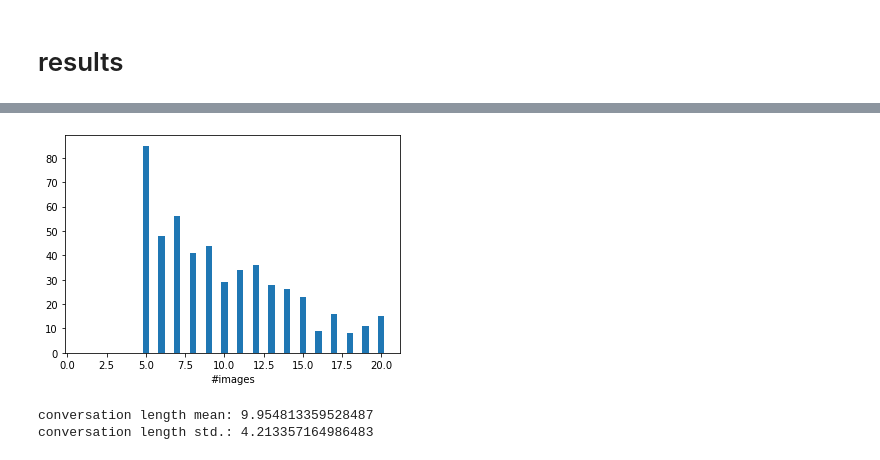
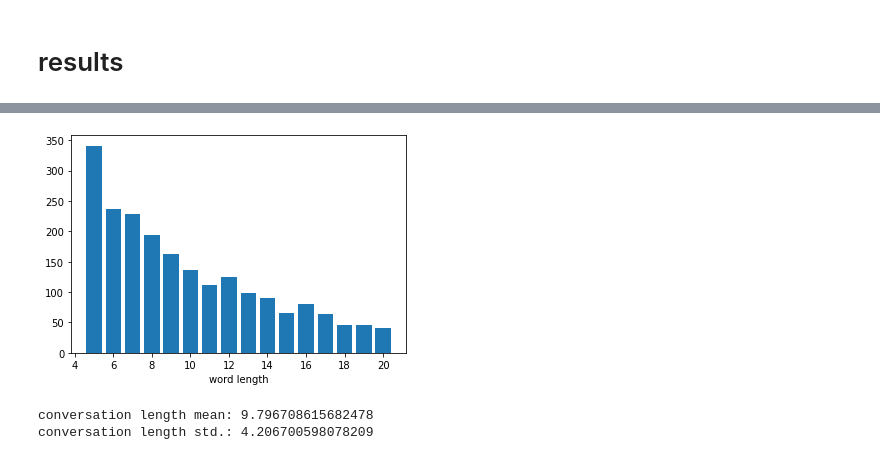
Before and after one commit to amys4932/Deep-learning, a Jupyter notebook: project/DL_project.ipynb, the cells around one changed output, grey strips where cells are left out. Saved outputs shown, nothing was run; the diff lists cells and outputs as text; code cells hidden in the pictures.

```diff
--- a/project/DL_project.ipynb
+++ b/project/DL_project.ipynb
@@ -151,0 +153,21 @@ Streaming output truncated to the last 5000 lines.
+# %%
+import face_recognition
+
+
+sentiment = train_data.sentiment
+length = np.array([train_data.text[k].split().__len__() for k in range(len(train_data.text))])
+conversation_length = train_data.conversation_length
+n_face = []
+
+
+for (t1, n_conversation, sent, img, cl) in train_dataloader:
+  # print(t1)
+  for k in range(img.shape[0]):
+
+    image = np.array(transforms.ToPILImage()(img[k,:,:,:]))
+
+    face_locations = face_recognition.face_locations(image)
+    n_face.append(len(face_locations))
+    print(face_locations, image.shape)
+
+n_face = np.asarray(n_face)
@@ -198,21 +244,16 @@ length std.: 2.9820842533427196
 # %%
 # conversation length (number of images) distribution
-hist = np.histogram(conversation_length, np.arange(1, conversation_length.max()+2))   # a conversation with length k is repeated k times in this list.
-rng = np.arange(1, conversation_length.max()+1)
-temp = hist[0]/rng
-
-plt.bar(rng, temp, width = 0.4)
-plt.xlabel('#images')
+unique, counts = np.unique(conversation_length, return_counts=True)
+plt.bar(unique, counts)
+plt.xlabel('word length')
 plt.show()
 
-mean = (temp*rng).sum()/temp.sum()
-std = np.sqrt((temp*rng**2).sum()/temp.sum() - mean**2)
-print(f"conversation length mean: {mean}")
-print(f"conversation length std.: {std}")
+print(f"conversation length mean: {conversation_length.mean()}")
+print(f"conversation length std.: {conversation_length.std()}")
 # %% [output]
-[figure, old version]
+[figure, new version]
-conversation length mean: 9.954813359528487
-conversation length std.: 4.213357164986483
+conversation length mean: 9.796708615682478
+conversation length std.: 4.206700598078209
 # %%
 # face number distribution
 unique, counts = np.unique(n_face, return_counts=True)
```
Also changed, not shown: parts of 13 cells of this notebook.
